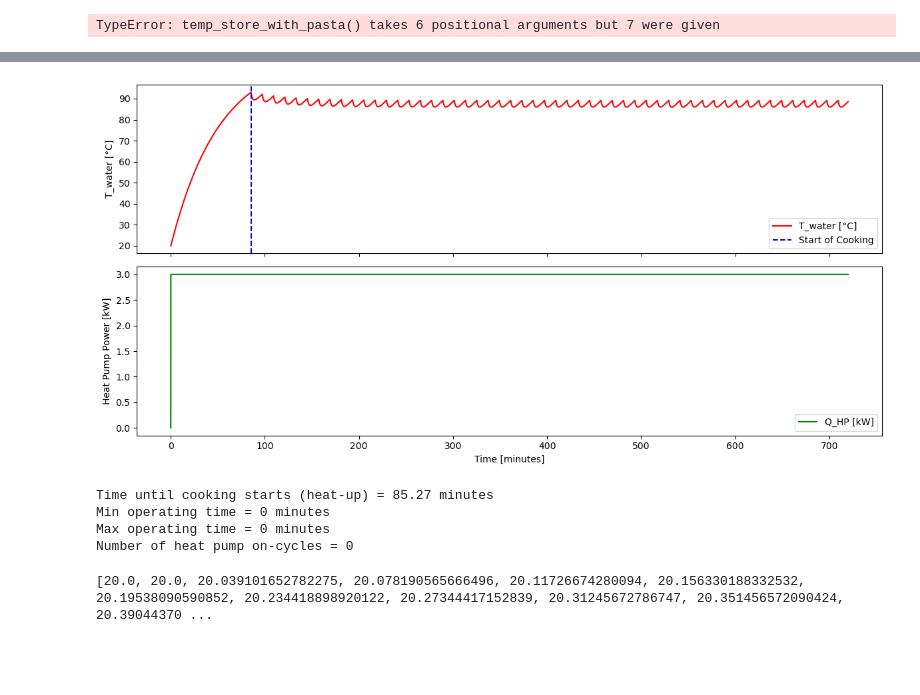
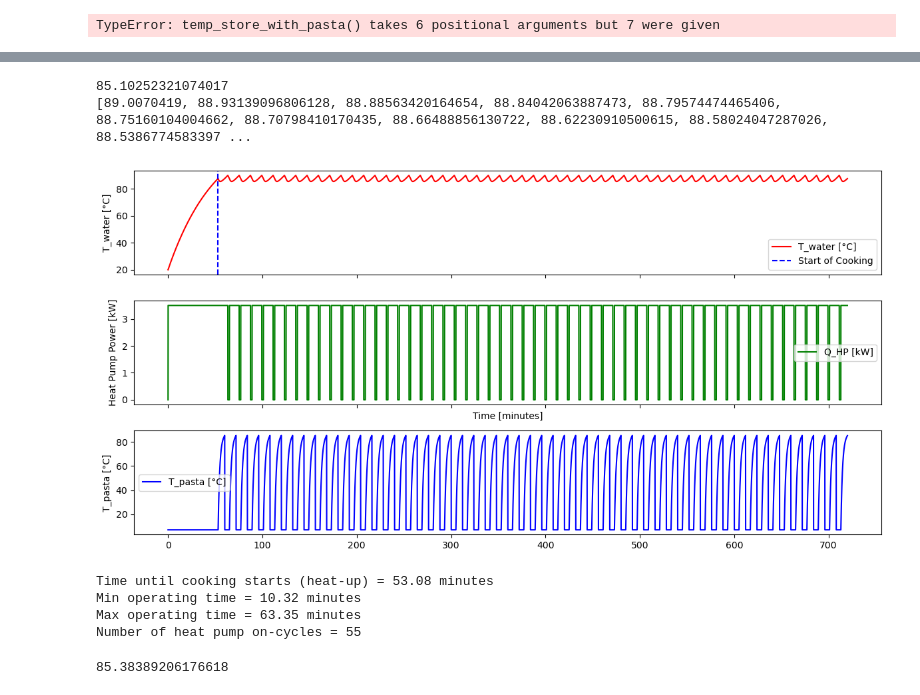
Before and after one commit to ahaeseli/SHC_project, a Jupyter notebook: control_strategy.ipynb, the cells around one changed output, grey strips where cells are left out. Saved outputs shown, nothing was run; the diff lists cells and outputs as text; code cells hidden in the pictures; blank space fills up the shorter version.

```diff
--- a/control_strategy.ipynb
+++ b/control_strategy.ipynb
@@ -210,12 +210,12 @@ R_env = 30 / 1000    # K/W
 R_pasta = 15 / 1000  # K/W
 c_l = 4.18 * 1000    # J/kg·K water
 c_pasta = 3.5 * 1000 # J/kg·K pasta
-Q_hp_W = 3000    # W
+Q_hp_W = 3000  # W
 
 T_env = 20           # °C
 T_pasta_0 = 7        # °C
-T_WP_on = 85         # °C
-T_WP_off = 93        # °C
+T_WP_on = 89.0070419      # °C
+T_WP_off = 93     # °C
 rho_water = 997.     # kg/m3
 
 # --- Dimensions of the water tank ---
@@ -244,7 +244,7 @@ def make_pasta_list(t):
 # --- Heat pump control logic ---
 def calc_WP(T, T_on, T_off, op_times):
     global WP, time
-    if T < T_on+1:
+    if T < T_on:
         if WP == 0:
             time = 0
         WP = 1
@@ -275,7 +275,7 @@ def temp_store_with_pasta(T, t, Q_WP, m_store, m_pasta, c_water, c_pasta):
 def T_store_and_pasta(T_WP_on, T_WP_off, V_store, duration_s, op_times):
     t = np.linspace(0, duration_s, duration_s)
     T_water = np.zeros(duration_s)
-    T_pasta = np.full(duration_s, T_pasta_0)
+    T_pasta = np.full(duration_s, T_pasta_0, dtype=float)
     Q_WPs = np.zeros(duration_s)
 
     T0_water = T_WP_on
@@ -287,6 +287,7 @@ def T_store_and_pasta(T_WP_on, T_WP_off, V_store, duration_s, op_times):
     m_pasta = 2  # kg
 
     binary_pasta = make_pasta_list(t)
+    print(binary_pasta)
 
     global WP, time
     WP = 1
@@ -317,7 +318,7 @@ op_times = []
 t, Q_WPs, T_water, T_pasta = T_store_and_pasta(T_WP_on, T_WP_off, V_store, duration_seconds, op_times)
 
 # --- Plot results ---
-fig, (ax1, ax2) = plt.subplots(2, sharex=True, figsize=(12, 6))
+fig, (ax1, ax2,ax3) = plt.subplots(3, sharex=True, figsize=(12, 6))
 ax1.plot(t / 60, T_water, 'r-', label='T_water [°C]')
 ax1.set_ylabel('T_water [°C]')
 ax1.legend()
@@ -325,6 +326,9 @@ ax2.plot(t / 60, Q_WPs / 1000, 'g-', label='Q_HP [kW]')
 ax2.set_xlabel('Time [minutes]')
 ax2.set_ylabel('Heat Pump Power [kW]')
 ax2.legend()
+ax3.plot(t / 60, T_pasta, 'b-', label='T_pasta [°C]')
+ax3.set_ylabel('T_pasta [°C]')
+ax3.legend()
 plt.tight_layout()
 plt.show()
 
@@ -344,3 +358,9 @@ Number of heat pump on-cycles = 0
+# %%
+print(max(list(T_pasta)))
+print(list(T_water))
+# %% [output]
+85.10252321074017
+[89.0070419, 88.93139096806128, 88.88563420164654, 88.84042063887473, 88.79574474465406, 88.75160104004662, 88.70798410170435, 88.66488856130722, 88.62230910500615, 88.58024047287026, 88.5386774583397 ...
 # %%
 import numpy as np
 from scipy.integrate import odeint
@@ -355,12 +375,12 @@ R_env = 30 / 1000    # K/W
 R_pasta = 15 / 1000  # K/W
 c_l = 4.18 * 1000    # J/kg·K water
 c_pasta = 3.5 * 1000 # J/kg·K pasta
-Q_hp_W = 3000  # W
+Q_hp_W = 3500  # W
 
 T_env = 20           # °C
 T_pasta_0 = 7        # °C
-T_WP_on = 85         # °C
-T_WP_off = 93        # °C
+T_WP_on = 87.78         # °C
+T_WP_off = 90.038    # °C
 rho_water = 997.     # kg/m3
 
 # --- Dimensions of the water tank ---
@@ -389,11 +409,11 @@ def make_pasta_list(t):
 # --- Heat pump control logic ---
 def calc_WP(T, T_on, T_off, op_times):
     global WP, time
-    if T < T_on:
+    if T <= T_on:
         if WP == 0:
             time = 0
         WP = 1
-    elif T > T_off:
+    elif T >= T_off:
         if WP == 1:
             op_times.append(time)
         WP = 0
@@ -420,7 +440,7 @@ def temp_store_with_pasta(T, t, Q_WP, m_store, m_pasta, c_water, c_pasta):
 def T_store_and_pasta_with_heatup(T_WP_on, T_WP_off, V_store, duration_s, op_times):
     t = np.linspace(0, duration_s, duration_s)
     T_water = np.zeros(duration_s)
-    T_pasta = np.full(duration_s, T_pasta_0)
+    T_pasta = np.full(duration_s, T_pasta_0, dtype=float)
     Q_WPs = np.zeros(duration_s)
 
     T0_water = T_env  # Start at room temp
@@ -440,7 +460,7 @@ def T_store_and_pasta_with_heatup(T_WP_on, T_WP_off, V_store, duration_s, op_tim
     pasta_schedule_start_index = None
 
     for i in range(1, duration_s):
-        if not pasta_schedule_started and T0_water >= T_WP_off - 0.001: #start pasta cooking when we reach near the upper limit
+        if not pasta_schedule_started and T0_water >= T_WP_on: #start pasta cooking when we reach near the upper limit
             pasta_schedule_start_index = i
             binary_pasta[i:] = make_pasta_list(np.arange(duration_s - i))
             pasta_schedule_started = True
@@ -468,40 +488,43 @@ duration_seconds = 12 * 60 * 60  # 12 hours
 op_times = []
 t, Q_WPs, T_water, T_pasta, start_index = T_store_and_pasta_with_heatup(
     T_WP_on, T_WP_off, V_store, duration_seconds, op_times)
 
 # --- Plot results ---
-fig, (ax1, ax2) = plt.subplots(2, sharex=True, figsize=(12, 6))
+fig, (ax1, ax2, ax3) = plt.subplots(3, sharex=True, figsize=(12, 6))
 ax1.plot(t / 60, T_water, 'r-', label='T_water [°C]')
 if start_index:
     ax1.axvline(t[start_index] / 60, color='blue', linestyle='--', label='Start of Cooking')
 ax1.set_ylabel('T_water [°C]')
 ax1.legend()
 ax2.plot(t / 60, Q_WPs / 1000, 'g-', label='Q_HP [kW]')
 ax2.set_xlabel('Time [minutes]')
 ax2.set_ylabel('Heat Pump Power [kW]')
+ax3.plot(t / 60, T_pasta, 'b-', label='T_pasta [°C]')
+ax3.set_ylabel('T_pasta [°C]')
+ax3.legend()
 ax2.legend()
 plt.tight_layout()
 plt.show()
 
 # --- Compute and show summary ---
 min_op = round(min(op_times) / 60., 2) if op_times else 0
 max_op = round(max(op_times) / 60., 2) if op_times else 0
 num_cycles = len(op_times)
 heatup_time_min = round(t[start_index] / 60, 2) if start_index else "N/A"
 
 print("Time until cooking starts (heat-up) =", heatup_time_min, "minutes")
 print("Min operating time =", min_op, "minutes")
 print("Max operating time =", max_op, "minutes")
 print("Number of heat pump on-cycles =", num_cycles)
 
 ### rewrite so that COP is plotted over time with the empirical formula and an assumed formula for the inner cop
 # %% [output]
-[figure, old version]
+[figure, new version]
-Time until cooking starts (heat-up) = 85.27 minutes
-Min operating time = 0 minutes
-Max operating time = 0 minutes
-Number of heat pump on-cycles = 0
+Time until cooking starts (heat-up) = 53.08 minutes
+Min operating time = 10.32 minutes
+Max operating time = 63.35 minutes
+Number of heat pump on-cycles = 55
 # %%
-print(list(T_water))
+print(max(list(T_pasta)))
 # %% [output]
-[20.0, 20.0, 20.039101652782275, 20.078190565666496, 20.11726674280094, 20.156330188332532, 20.19538090590852, 20.234418898920122, 20.27344417152839, 20.31245672786747, 20.351456572090424, 20.39044370 ...
+85.38389206176618
```
Also changed, not shown: parts of 5 cells of this notebook.
